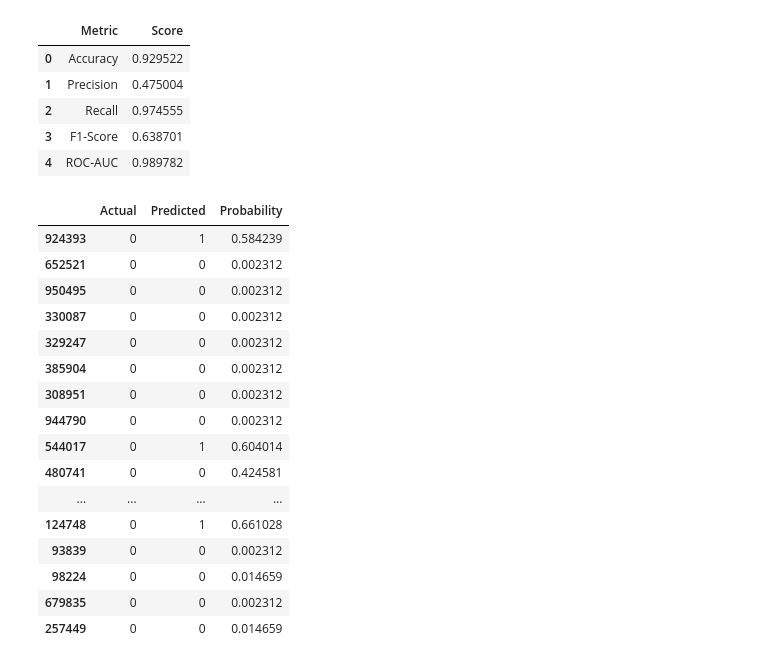
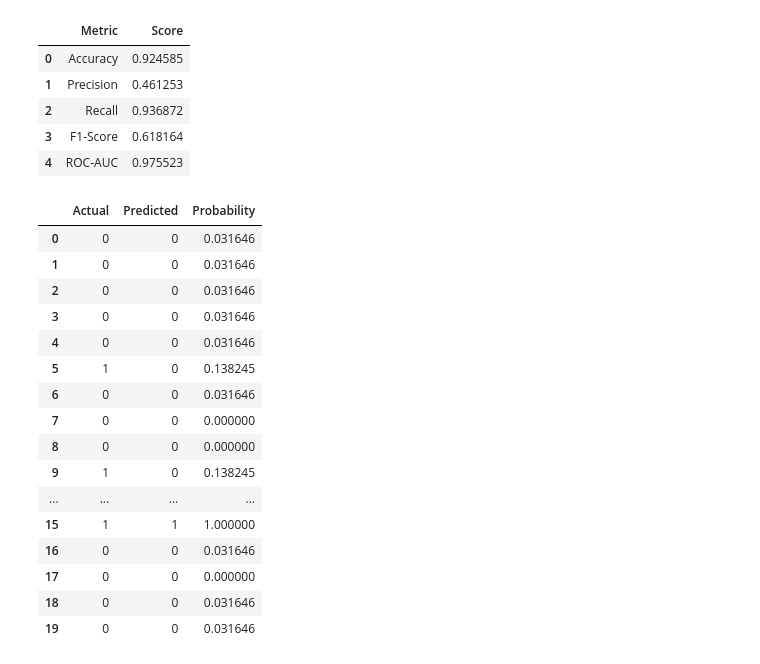
Before and after one commit to SKNETWORKS-FAMILY-AICAMP/SKN31-2nd-4Team, a Jupyter notebook: decision_tree.ipynb, the cells around one changed output. Saved outputs shown, nothing was run; the diff lists cells and outputs as text; code cells hidden in the pictures.

```diff
--- a/decision_tree.ipynb
+++ b/decision_tree.ipynb
@@ -87,55 +141,54 @@ F1-score: 0.638701017089163
 # %%
 # ### 2. 주요 평가지표 DataFrame 확인
 
-# %%
 result_df = pd.DataFrame({
     "Metric": ["Accuracy", "Precision", "Recall", "F1-Score", "ROC-AUC"],
     "Score": [
-        accuracy_score(y_val, pred),
-        precision_score(y_val, pred),
-        recall_score(y_val, pred),
-        f1_score(y_val, pred),
-        roc_auc_score(y_val, pred_proba)
+        accuracy_score(y_val, pred_val),
+        precision_score(y_val, pred_val),
+        recall_score(y_val, pred_val),
+        f1_score(y_val, pred_val),
+        roc_auc_score(y_val, pred_proba_val)
     ]
 })
 
-result_df
+display(result_df)
 # %% [output]
 |  | Metric | Score |
-| 0 | Accuracy | 0.929522 |
-| 1 | Precision | 0.475004 |
-| 2 | Recall | 0.974555 |
-| 3 | F1-Score | 0.638701 |
-| 4 | ROC-AUC | 0.989782 |
+| 0 | Accuracy | 0.924585 |
+| 1 | Precision | 0.461253 |
+| 2 | Recall | 0.936872 |
+| 3 | F1-Score | 0.618164 |
+| 4 | ROC-AUC | 0.975523 |
 # %%
 # ### 3. 예측 확률 결과 확인
 
 # %%
 result = pd.DataFrame({
     "Actual": y_val,
-    "Predicted": pred,
-    "Probability": pred_proba
+    "Predicted": pred_val,
+    "Probability": pred_proba_val
 })
 
 result.head(20)
 # %% [output]
 |  | Actual | Predicted | Probability |
-| 924393 | 0 | 1 | 0.584239 |
-| 652521 | 0 | 0 | 0.002312 |
-| 950495 | 0 | 0 | 0.002312 |
-| 330087 | 0 | 0 | 0.002312 |
-| 329247 | 0 | 0 | 0.002312 |
-| 385904 | 0 | 0 | 0.002312 |
-| 308951 | 0 | 0 | 0.002312 |
-| 944790 | 0 | 0 | 0.002312 |
-| 544017 | 0 | 1 | 0.604014 |
-| 480741 | 0 | 0 | 0.424581 |
+| 0 | 0 | 0 | 0.031646 |
+| 1 | 0 | 0 | 0.031646 |
+| 2 | 0 | 0 | 0.031646 |
+| 3 | 0 | 0 | 0.031646 |
+| 4 | 0 | 0 | 0.031646 |
+| 5 | 1 | 0 | 0.138245 |
+| 6 | 0 | 0 | 0.031646 |
+| 7 | 0 | 0 | 0.000000 |
+| 8 | 0 | 0 | 0.000000 |
+| 9 | 1 | 0 | 0.138245 |
 | ... | ... | ... | ... |
-| 124748 | 0 | 1 | 0.661028 |
-| 93839 | 0 | 0 | 0.002312 |
-| 98224 | 0 | 0 | 0.014659 |
-| 679835 | 0 | 0 | 0.002312 |
-| 257449 | 0 | 0 | 0.014659 |
+| 15 | 1 | 1 | 1.000000 |
+| 16 | 0 | 0 | 0.031646 |
+| 17 | 0 | 0 | 0.000000 |
+| 18 | 0 | 0 | 0.031646 |
+| 19 | 0 | 0 | 0.031646 |
 # %%
 # ### 4. 피처 중요도 (Feature Importance) 시각화
 
```
Also changed, not shown: parts of 10 cells of this notebook, 7 other files.
